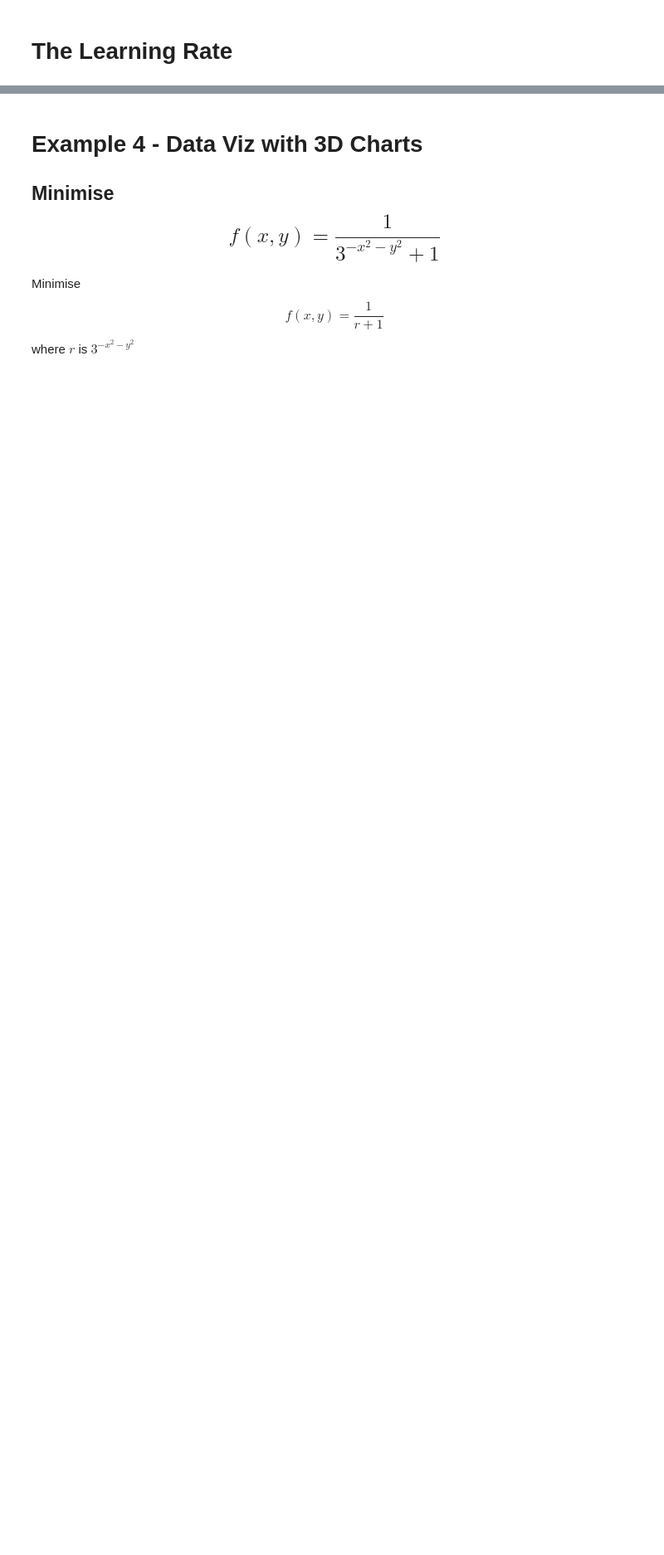
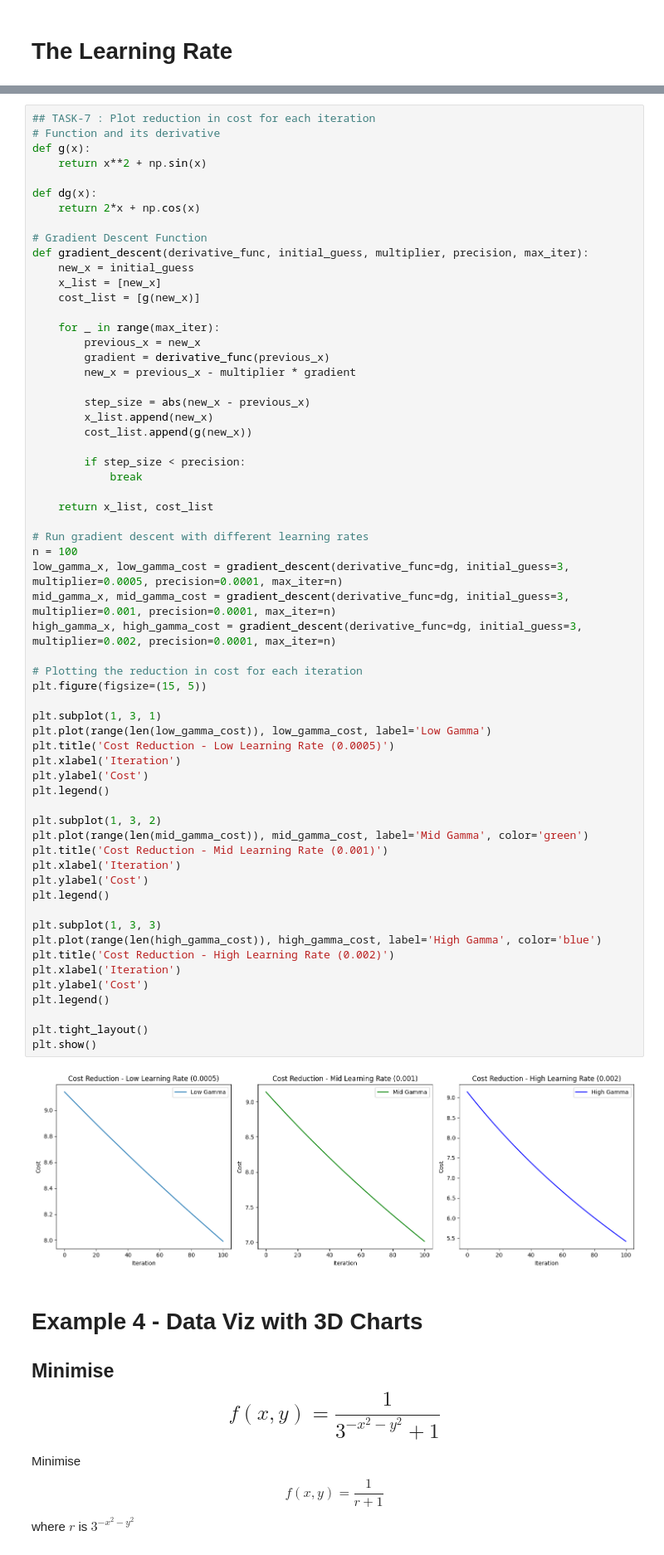
Before and after one commit to Sanika2029/Sanika, a Jupyter notebook: UGMR_2023__Module_04_Project_2024.ipynb, the cells around one changed output, grey strips where cells are left out. Shown at 83% size. Drawn from its saved outputs; the diff is of its cells as text; blank space fills up the shorter version.

```diff
--- a/UGMR_2023__Module_04_Project_2024.ipynb
+++ b/UGMR_2023__Module_04_Project_2024.ipynb
@@ -327,3 +533,66 @@ insane_gamma = gradient_descent(derivative_func=dg, initial_guess= 1.9,
+# %%
+## TASK-7 : Plot reduction in cost for each iteration
+# Function and its derivative
+def g(x):
+    return x**2 + np.sin(x)
+
+def dg(x):
+    return 2*x + np.cos(x)
+
+# Gradient Descent Function
+def gradient_descent(derivative_func, initial_guess, multiplier, precision, max_iter):
+    new_x = initial_guess
+    x_list = [new_x]
+    cost_list = [g(new_x)]
+
+    for _ in range(max_iter):
+        previous_x = new_x
+        gradient = derivative_func(previous_x)
+        new_x = previous_x - multiplier * gradient
+
+        step_size = abs(new_x - previous_x)
+        x_list.append(new_x)
+        cost_list.append(g(new_x))
+
+        if step_size < precision:
+            break
+
+    return x_list, cost_list
+
+# Run gradient descent with different learning rates
+n = 100
+low_gamma_x, low_gamma_cost = gradient_descent(derivative_func=dg, initial_guess=3, multiplier=0.0005, precision=0.0001, max_iter=n)
+mid_gamma_x, mid_gamma_cost = gradient_descent(derivative_func=dg, initial_guess=3, multiplier=0.001, precision=0.0001, max_iter=n)
+high_gamma_x, high_gamma_cost = gradient_descent(derivative_func=dg, initial_guess=3, multiplier=0.002, precision=0.0001, max_iter=n)
+
+# Plotting the reduction in cost for each iteration
+plt.figure(figsize=(15, 5))
+
+plt.subplot(1, 3, 1)
+plt.plot(range(len(low_gamma_cost)), low_gamma_cost, label='Low Gamma')
+plt.title('Cost Reduction - Low Learning Rate (0.0005)')
+plt.xlabel('Iteration')
+plt.ylabel('Cost')
+plt.legend()
+
+plt.subplot(1, 3, 2)
+plt.plot(range(len(mid_gamma_cost)), mid_gamma_cost, label='Mid Gamma', color='green')
+plt.title('Cost Reduction - Mid Learning Rate (0.001)')
+plt.xlabel('Iteration')
+plt.ylabel('Cost')
+plt.legend()
+
+plt.subplot(1, 3, 3)
+plt.plot(range(len(high_gamma_cost)), high_gamma_cost, label='High Gamma', color='blue')
+plt.title('Cost Reduction - High Learning Rate (0.002)')
+plt.xlabel('Iteration')
+plt.ylabel('Cost')
+plt.legend()
+
+plt.tight_layout()
+plt.show()
+# %% [output]
+[figure, added]
 # %% [markdown]
 # Example 4 - Data Viz with 3D Charts
 
```
Also changed, not shown: parts of 21 cells of this notebook.
